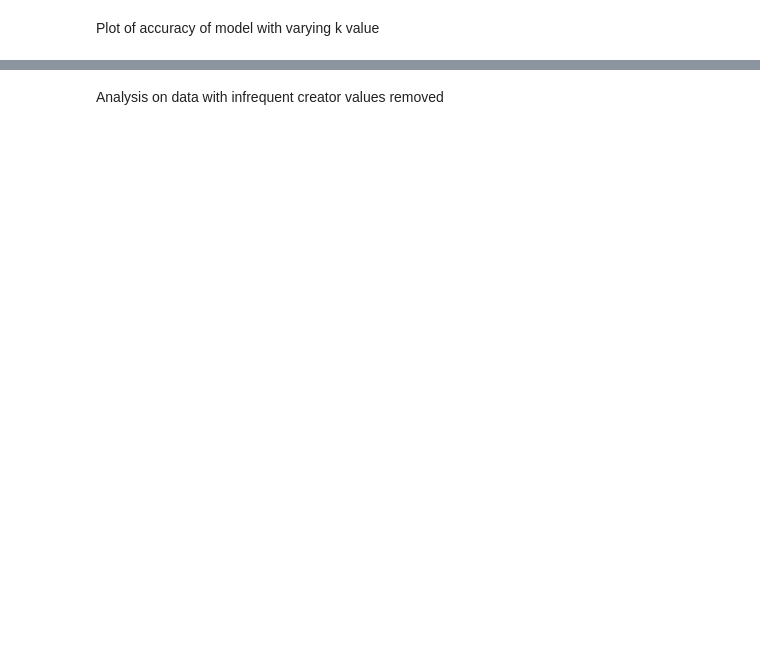
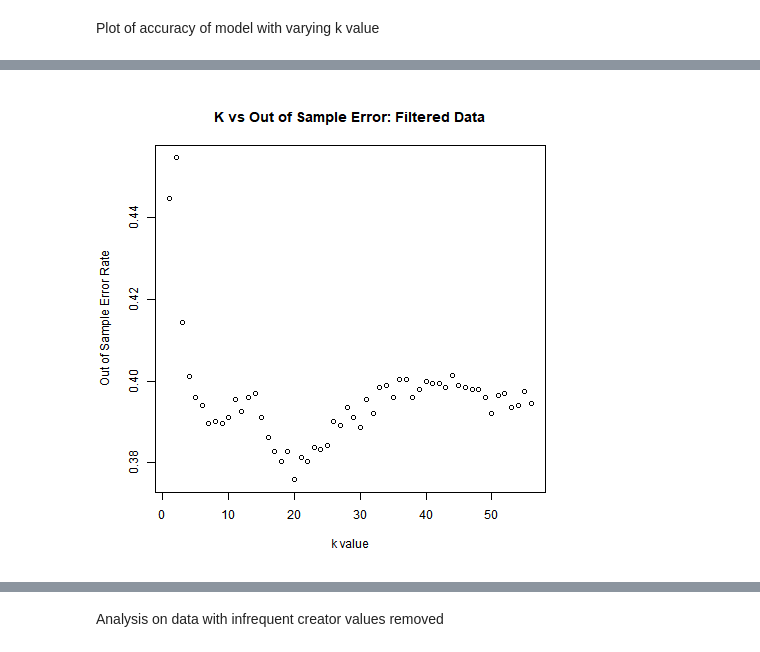
Before and after one commit to mikayla-eckelcifrese/DAT402-Project-1, a Jupyter notebook: K-Nearest Neighbors Analysis.ipynb, the cells around one changed output, grey strips where cells are left out. Saved outputs shown, nothing was run; the diff lists cells and outputs as text; code cells hidden in the pictures; blank space fills up the shorter version.

```diff
--- a/K-Nearest Neighbors Analysis.ipynb
+++ b/K-Nearest Neighbors Analysis.ipynb
@@ -488,0 +477,3 @@ plotAccuracy(knn_results_unfiltered_data, DataName = "Unfiltered Data")
+# %%
+%%R -o knn_results_filtered_data
+knn_results_filtered_data = KNN_Classifier(superheroDataFiltered)
@@ -488,0 +512,5 @@ plotAccuracy(knn_results_unfiltered_data, DataName = "Unfiltered Data")
+# %%
+%%R
+plotError(knn_results_filtered_data, DataName = "Filtered Data")
+# %% [output]
+[figure, added]
```
Also changed, not shown: parts of 21 cells of this notebook.
